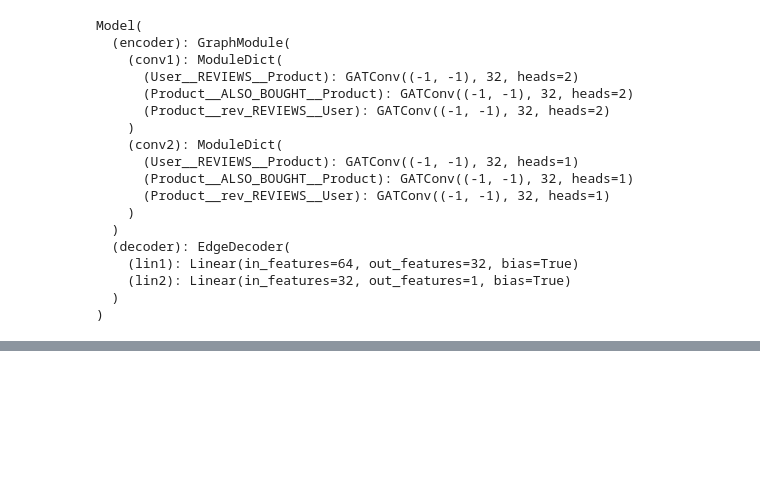
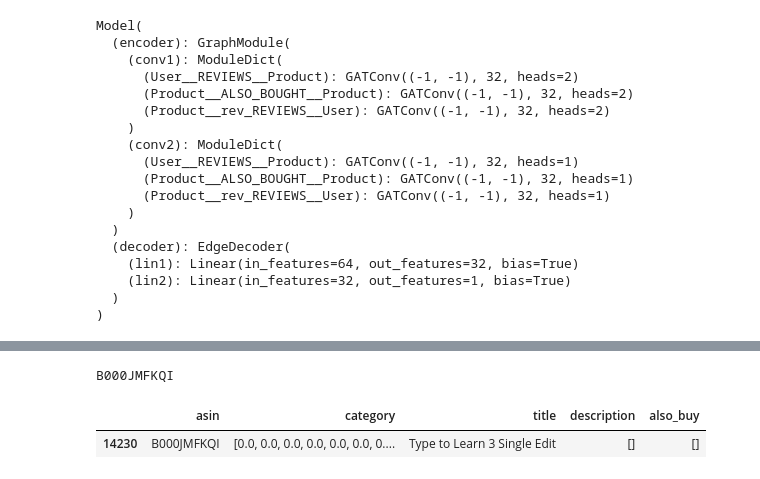
Before and after one commit to aiden200/ARS, a Jupyter notebook: ARS.ipynb, the cells around one changed output, grey strips where cells are left out. Saved outputs shown, nothing was run; the diff lists cells and outputs as text; code cells hidden in the pictures; blank space fills up the shorter version.

```diff
--- a/ARS.ipynb
+++ b/ARS.ipynb
@@ -650,2 +674,3 @@ Test RMSE: 0.4744
 # %%
 max_reviews_reviewer = review_df.groupby('reviewerID').size().idxmax()
+random_user = review_df['reviewerID'].sample(1).values[0]
@@ -761,2 +786,9 @@ Attribtion for all edges towards prediction of Product rating of Product:
+# %%
+print(prod_id)
+metadata_df.loc[metadata_df["asin"] == "B000JMFKQI"]
+# %% [output]
+B000JMFKQI
+|  | asin | category | title | description | also_buy |
+| 14230 | B000JMFKQI | [0.0, 0.0, 0.0, 0.0, 0.0, 0.0, 0.... | Type to Learn 3 Single Edit | [] | [] |
 # %%
 explanation_df = explanation_df[explanation_df['mappedUserId'] == mapped_user_id]
```
Also changed, not shown: parts of 24 cells of this notebook.
